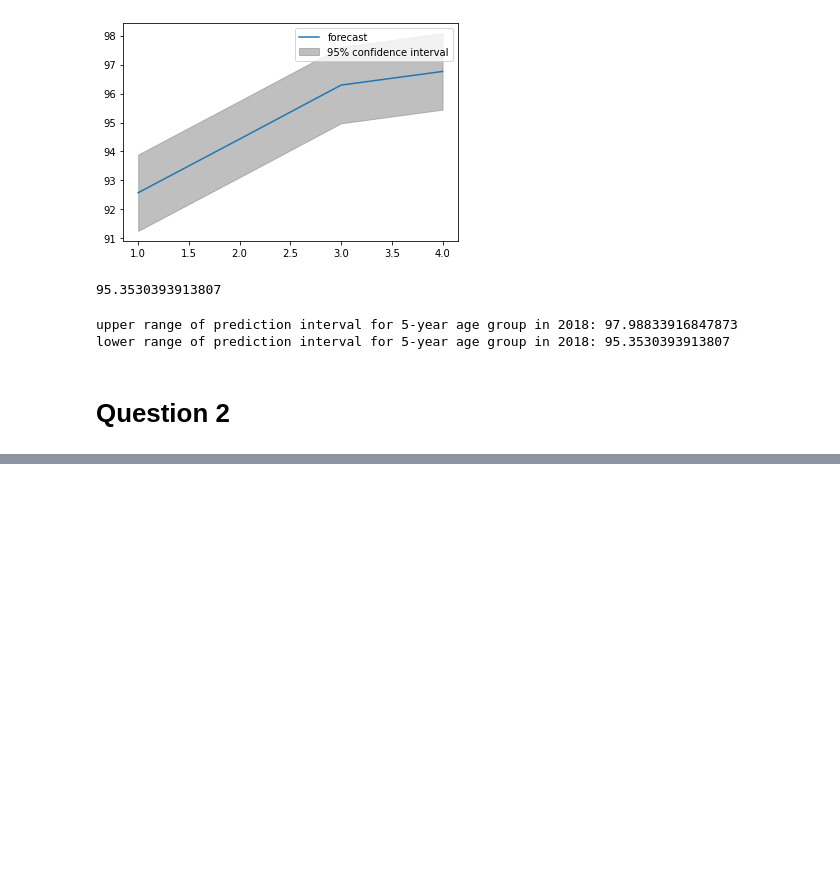
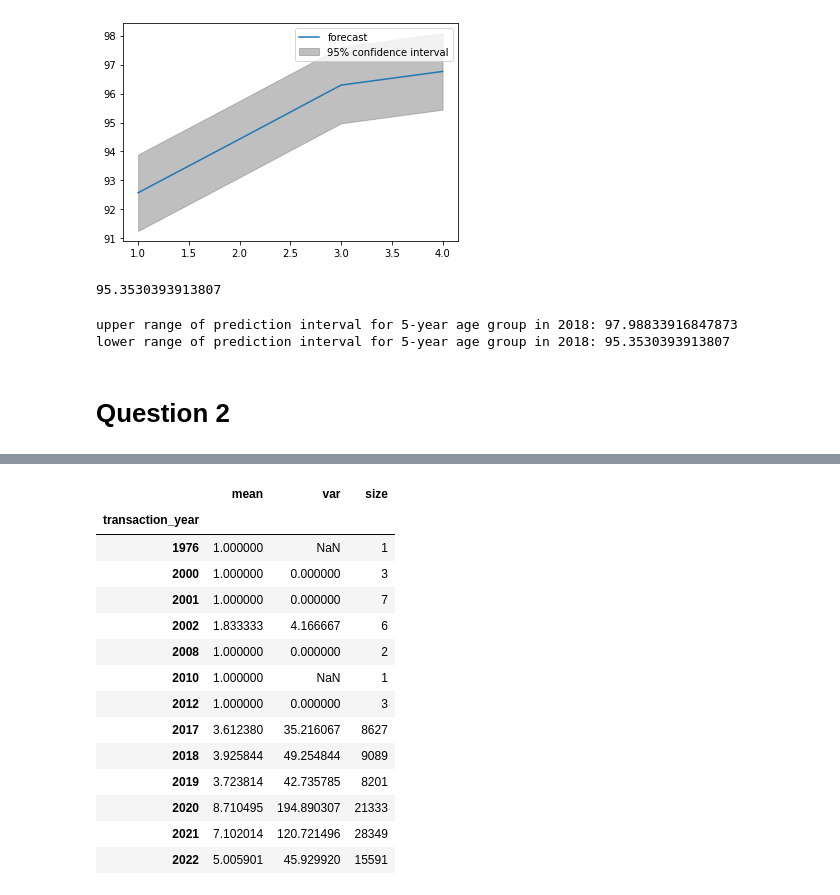
Before and after one commit to bennychanya/Govtech_TAP, a Jupyter notebook: Section_1.ipynb, the cells around one changed output, grey strips where cells are left out. Saved outputs shown, nothing was run; the diff lists cells and outputs as text; code cells hidden in the pictures; blank space fills up the shorter version.

```diff
--- a/Section_1.ipynb
+++ b/Section_1.ipynb
@@ -98,3 +98,6 @@ upper range of prediction interval for 5-year age group in 2018: 97.988339168478
 lower range of prediction interval for 5-year age group in 2018: 95.3530393913807
 # %% [markdown]
 # Question 2
+# %%
+df = pd.read_csv('cea-salespersons-property-transaction-records-residential.csv')
+df.head()
@@ -100,0 +113,6 @@ lower range of prediction interval for 5-year age group in 2018: 95.353039391380
+# %%
+df['transaction_year'] = pd.to_datetime(df['transaction_date']).dt.year
+# convert object-type transaction_date to transaction_year column for easy grouping
+# %%
+grouped_data = df.groupby(['salesperson_name','transaction_year'])['transaction_year'].size().sort_values()
+grouped_data
@@ -100,0 +133,20 @@ lower range of prediction interval for 5-year age group in 2018: 95.353039391380
+# %%
+pop_dis = grouped_data.groupby('transaction_year').agg([np.mean,np.var,np.size])
+# means, variance and size of sample for every year in data
+pop_dis
+# %% [output]
+|  | mean | var | size |
+| transaction_year |  |  |  |
+| 1976 | 1.000000 | NaN | 1 |
+| 2000 | 1.000000 | 0.000000 | 3 |
+| 2001 | 1.000000 | 0.000000 | 7 |
+| 2002 | 1.833333 | 4.166667 | 6 |
+| 2008 | 1.000000 | 0.000000 | 2 |
+| 2010 | 1.000000 | NaN | 1 |
+| 2012 | 1.000000 | 0.000000 | 3 |
+| 2017 | 3.612380 | 35.216067 | 8627 |
+| 2018 | 3.925844 | 49.254844 | 9089 |
+| 2019 | 3.723814 | 42.735785 | 8201 |
+| 2020 | 8.710495 | 194.890307 | 21333 |
+| 2021 | 7.102014 | 120.721496 | 28349 |
+| 2022 | 5.005901 | 45.929920 | 15591 |
```
Also changed, not shown: parts of 6 cells of this notebook.
